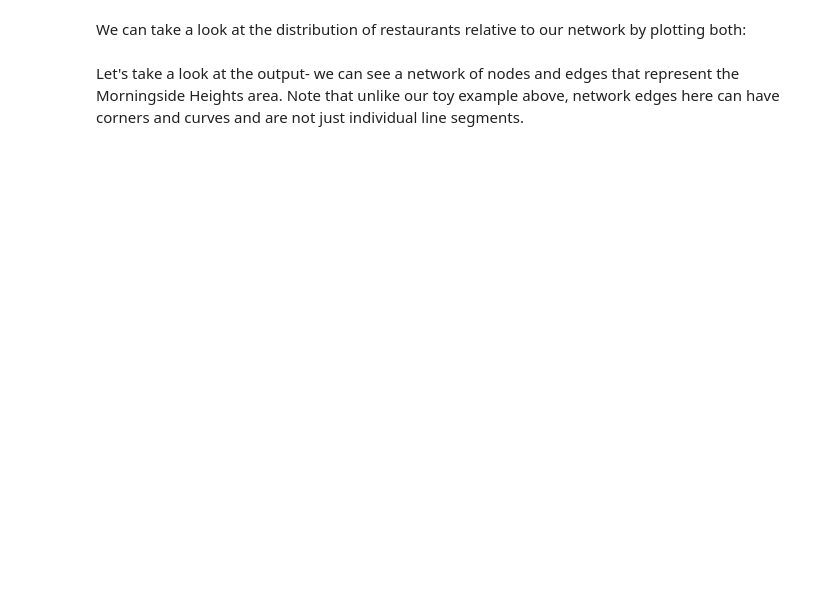
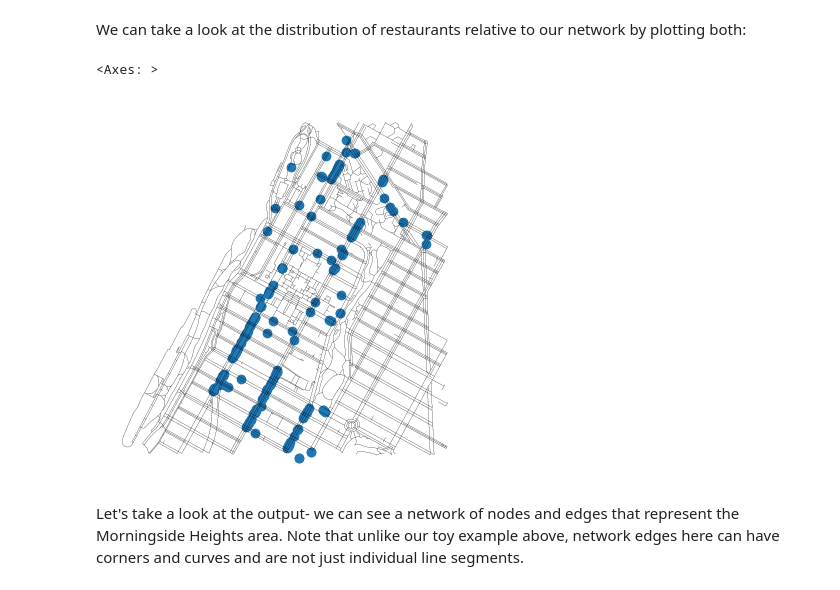
Before and after one commit to alinetheo95/cdp-mapping-systems, a Jupyter notebook: Tutorials/03_networks.ipynb, the cells around one changed output. Cells and saved outputs as stored; diff of their text form; code cells hidden in the pictures; blank space fills up the shorter version.

```diff
--- a/Tutorials/03_networks.ipynb
+++ b/Tutorials/03_networks.ipynb
@@ -228,2 +313,8 @@ mh_network = ox.graph_from_bbox(
+# %%
+point_network = ox.graph_from_address(
+    "2960 Broadway, New York, NY 10027",
+    dist=1000,
+    network_type="walk",
+)
 # %% [markdown]
 We can confirm that the result is a `networkx` multidirectional (`MultiDiGraph`) graph object:
@@ -236,3 +327,5 @@ mh_net_nodes, mh_net_edges = ox.graph_to_gdfs(mh_network)
+# %%
+point_net_nodes, point_net_edges = ox.graph_to_gdfs(point_network)
 # %% [markdown]
 By inspecting the results, we can see that each row is a street network segment with a number of properties, all derived from OSM data.
 # %%
@@ -241,7 +342,10 @@ mh_net_edges.head()
 We can take a look at the distribution of restaurants relative to our network by plotting both:
 # %%
 ax = mh_restaurants.plot()
-mh_net_edges.plot(ax=ax, color="black", linewidth=0.1)
+point_net_edges.plot(ax=ax, color="black", linewidth=0.1)
+# %% [output]
+<Axes: >
+[figure, added]
 # %% [markdown]
 Let's take a look at the output- we can see a network of nodes and edges that represent the Morningside Heights area. Note that unlike our toy example above, network edges here can have corners and curves and are not just individual line segments.
 # %%
```
Also changed, not shown: parts of 44 cells of this notebook, 2 other files.
